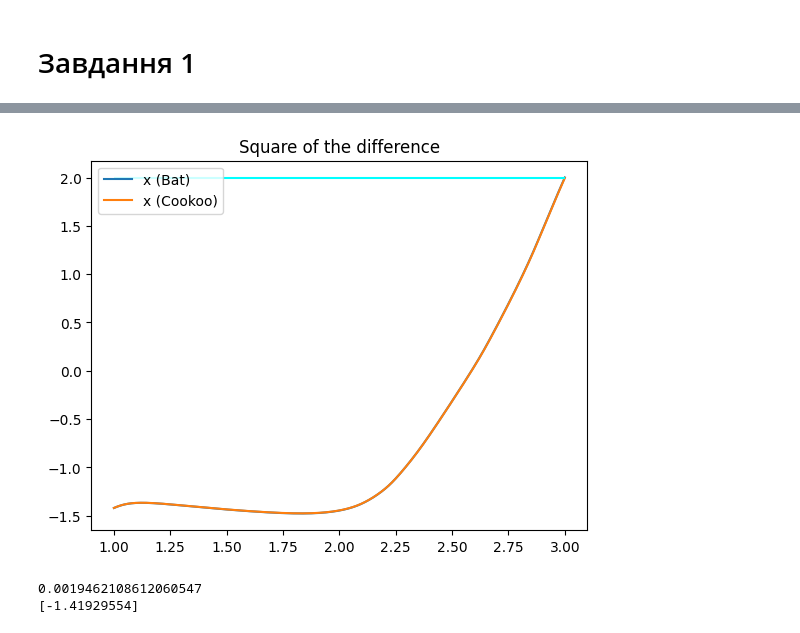
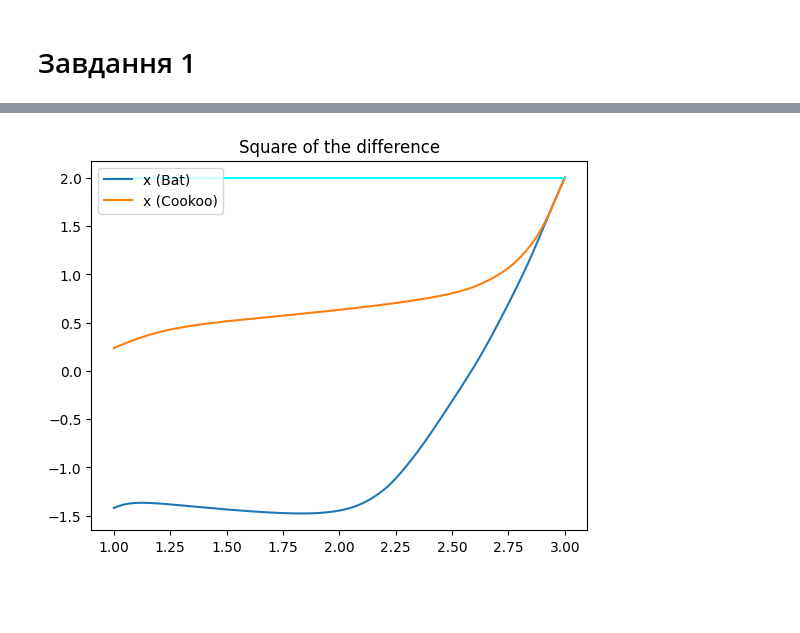
Before and after one commit to Aznatdor/Swarm-Intelligence, a Jupyter notebook: Lab 3/lab_3.ipynb, the cells around one changed output, grey strips where cells are left out. Cells and saved outputs as stored; diff of their text form; code cells hidden in the pictures; blank space fills up the shorter version.

```diff
--- a/Lab 3/lab_3.ipynb
+++ b/Lab 3/lab_3.ipynb
@@ -241,18 +261,16 @@ Cookoo Algorithm:
 # %%
-x_b, _ = solve_a1(xs[2][1])
-x_c, _ = solve_a1(xs[3][1])
+x_b, _ = solve_a1(-1.42001127)
+x_c, _ = solve_a1(0.23713073)
 
 plt.title('Square of the difference')
-plt.plot(t, x_b, label="x (Bat)")
-plt.plot(t, x_c, label="x (Cookoo)")
+plt.plot(np.linspace(1, 3, 1001), x_b, label="x (Bat)")
+plt.plot(np.linspace(1, 3, 1001), x_c, label="x (Cookoo)")
 plt.hlines(xmin=1, xmax=3, y=2, color="cyan")
 plt.legend()
 plt.show()
-print(*xs[0],sep='\n')
+#print(*xs[0],sep='\n')
 # %% [output]
-[figure, old version]
+[figure, new version]
-0.0019462108612060547
-[-1.41929554]
 # %%
 '''
 Типи:
```
Also changed, not shown: parts of 16 cells of this notebook, 1 other file.
